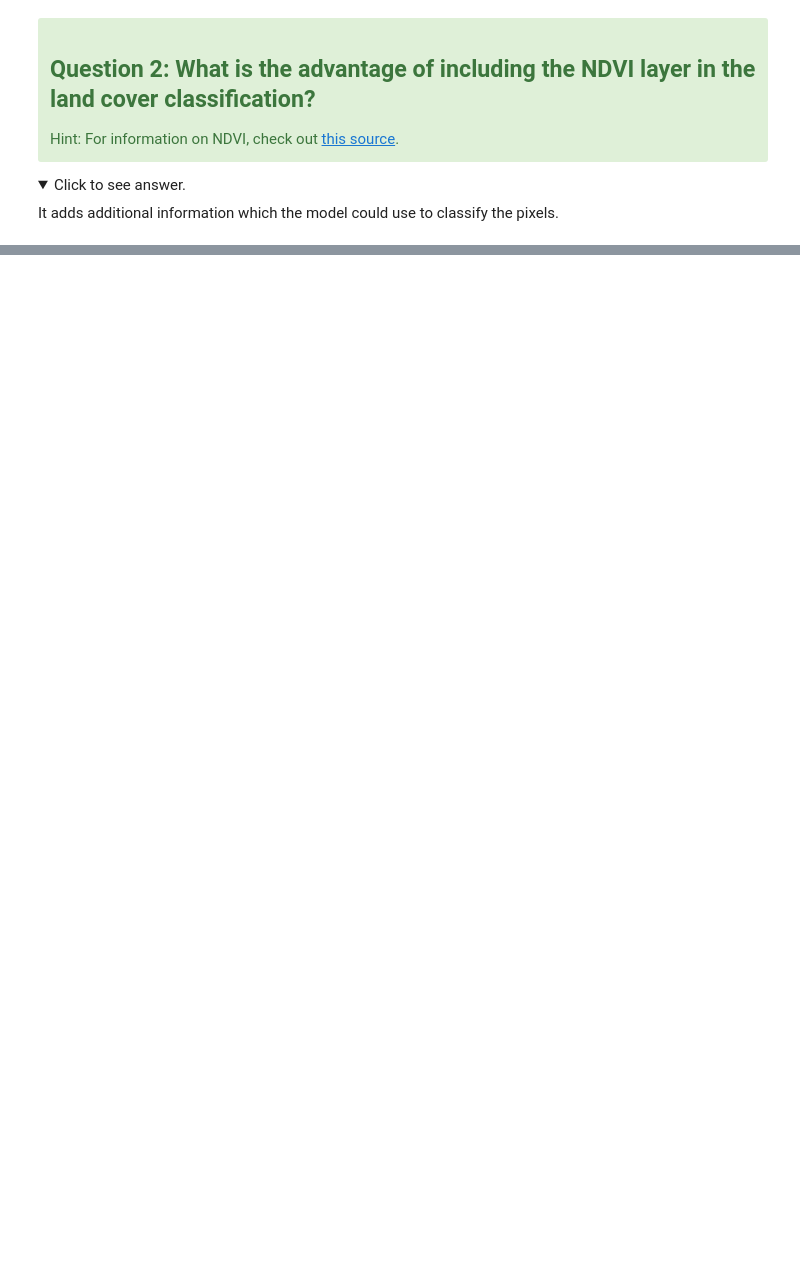
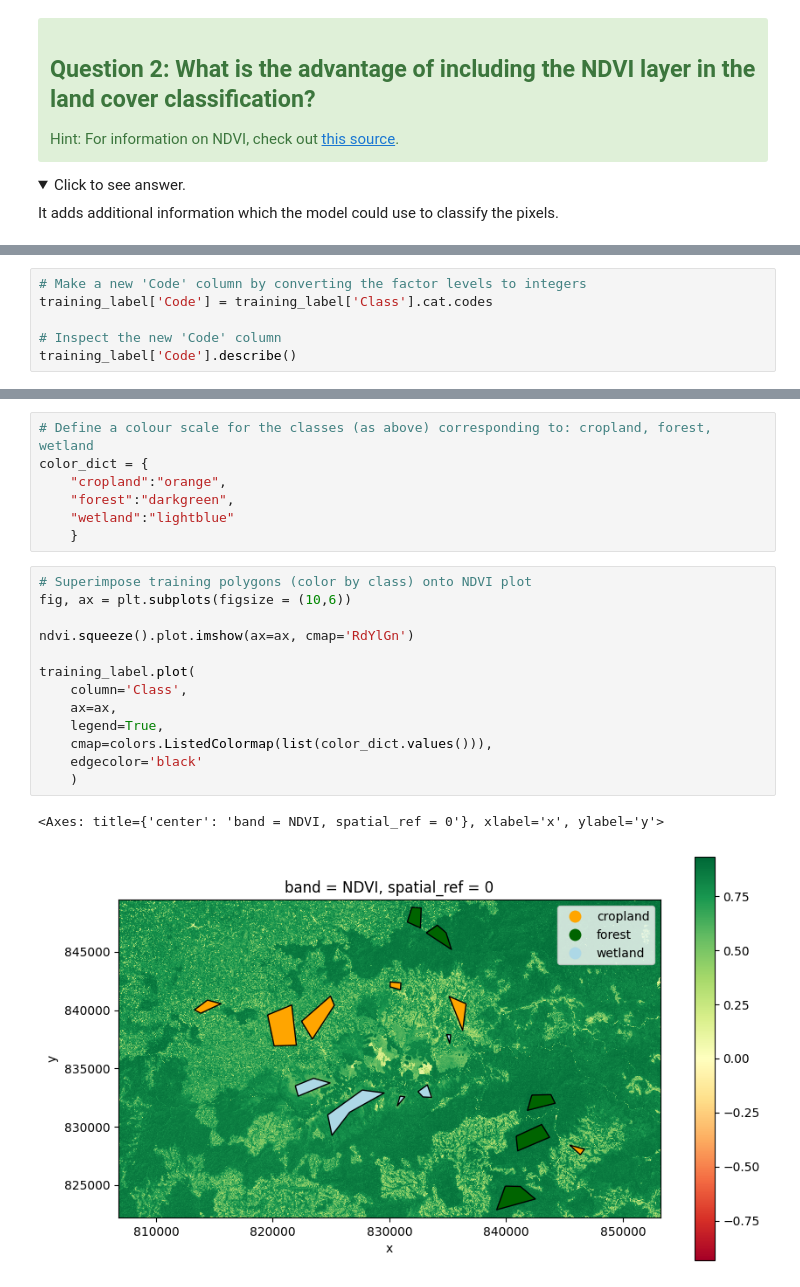
Before and after one commit to amrirasyidi/AdvancedRasterAnalysis, a Jupyter notebook: python/notebook.ipynb, the cells around one changed output, grey strips where cells are left out. Cells and saved outputs as stored; diff of their text form; folded sections open; blank space fills up the shorter version.

```diff
--- a/python/notebook.ipynb
+++ b/python/notebook.ipynb
@@ -191,0 +327,6 @@ It adds additional information which the model could use to classify the pixels.
+# %%
+# Make a new 'Code' column by converting the factor levels to integers
+training_label['Code'] = training_label['Class'].cat.codes
+
+# Inspect the new 'Code' column
+training_label['Code'].describe()
@@ -191,0 +343,23 @@ It adds additional information which the model could use to classify the pixels.
+# %%
+# Define a colour scale for the classes (as above) corresponding to: cropland, forest, wetland
+color_dict = {
+    "cropland":"orange",
+    "forest":"darkgreen",
+    "wetland":"lightblue"
+    }
+# %%
+# Superimpose training polygons (color by class) onto NDVI plot
+fig, ax = plt.subplots(figsize = (10,6))
+
+ndvi.squeeze().plot.imshow(ax=ax, cmap='RdYlGn')
+
+training_label.plot(
+    column='Class',
+    ax=ax,
+    legend=True,
+    cmap=colors.ListedColormap(list(color_dict.values())),
+    edgecolor='black'
+    )
+# %% [output]
+<Axes: title={'center': 'band = NDVI, spatial_ref = 0'}, xlabel='x', ylabel='y'>
+[figure, added]
```
Also changed, not shown: parts of 21 cells of this notebook.
